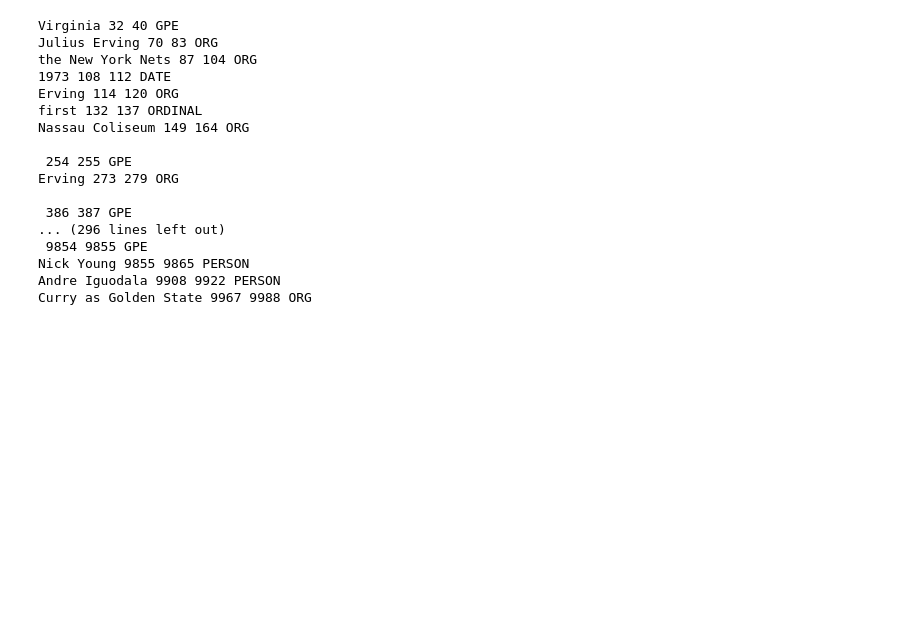
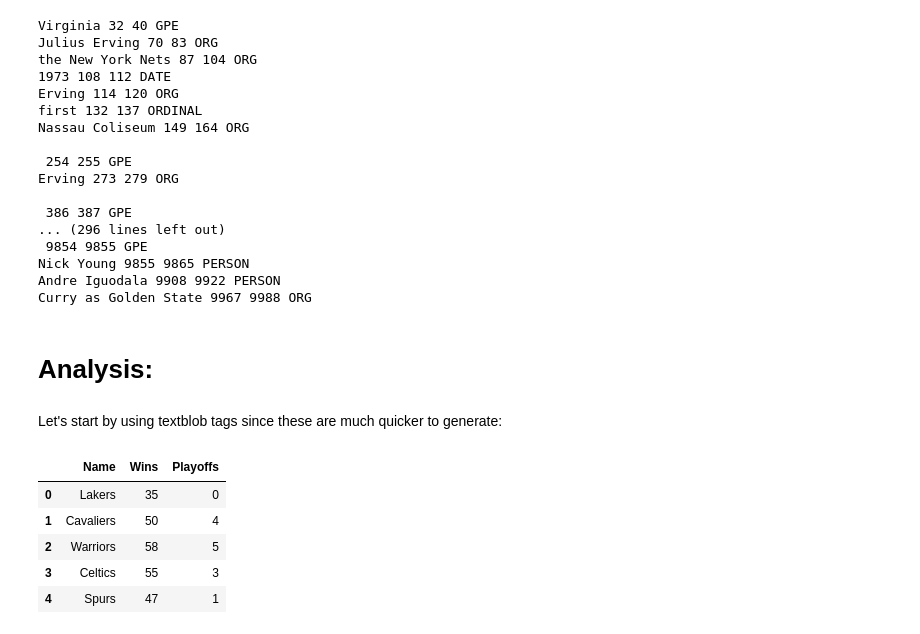
Before and after one commit to ajhoward7/nba-analysis, a Jupyter notebook: nyt_scrape/EDA.ipynb, the cells around one changed output. Saved outputs shown, nothing was run; the diff lists cells and outputs as text; code cells hidden in the pictures; blank space fills up the shorter version.

```diff
--- a/nyt_scrape/EDA.ipynb
+++ b/nyt_scrape/EDA.ipynb
@@ -161,3 +166,18 @@ Erving 273 279 ORG
 Nick Young 9855 9865 PERSON
 Andre Iguodala 9908 9922 PERSON
 Curry as Golden State 9967 9988 ORG
+# %% [markdown]
+# Analysis:
+# %% [markdown]
+Let's start by using textblob tags since these are much quicker to generate:
+# %%
+team_names = pd.read_csv('team_names.csv')
+# %%
+team_names.head()
+# %% [output]
+|  | Name | Wins | Playoffs |
+| 0 | Lakers | 35 | 0 |
+| 1 | Cavaliers | 50 | 4 |
+| 2 | Warriors | 58 | 5 |
+| 3 | Celtics | 55 | 3 |
+| 4 | Spurs | 47 | 1 |
```
Also changed, not shown: parts of 28 cells of this notebook, 7 other files.
